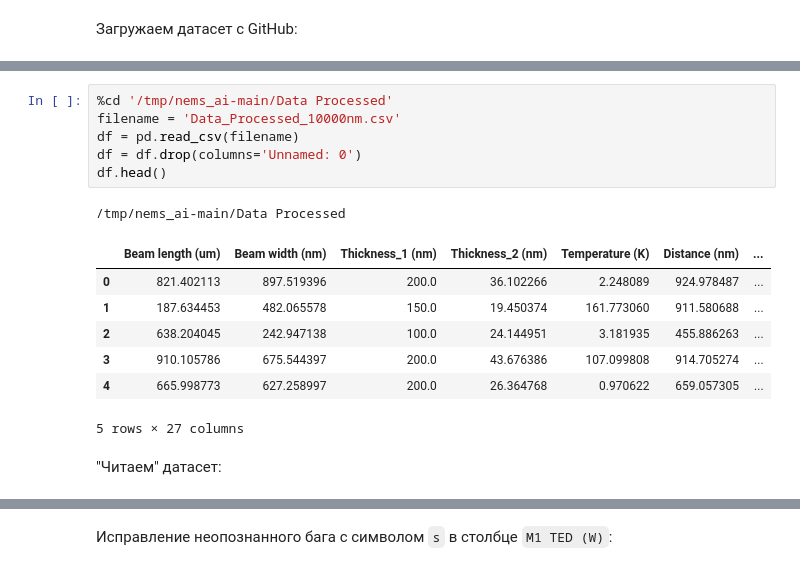
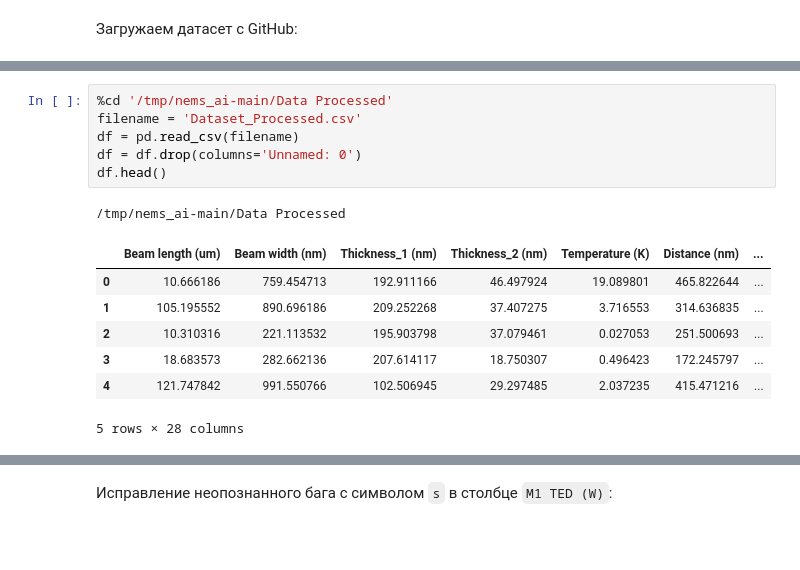
Before and after one commit to PolMix/nems_ai, a Jupyter notebook: Data Review/Data_Review.ipynb, the cells around one changed output, grey strips where cells are left out. Cells and saved outputs as stored; diff of their text form; blank space fills up the shorter version.

Commit message:
Upload N4
Код оптимизирован для обработки третьей версии датасета

```diff
--- a/Data Review/Data_Review.ipynb
+++ b/Data Review/Data_Review.ipynb
@@ -44,17 +44,15 @@ Saving to: ‘/tmp/data.zip’
 # %%
 %cd '/tmp/nems_ai-main/Data Processed'
-filename = 'Data_Processed_10000nm.csv'
+filename = 'Dataset_Processed.csv'
 df = pd.read_csv(filename)
 df = df.drop(columns='Unnamed: 0')
 df.head()
 # %% [output]
 /tmp/nems_ai-main/Data Processed
 |  | Beam length (um) | Beam width (nm) | Thickness_1 (nm) | Thickness_2 (nm) | Temperature (K) | Distance (nm) | ... |
-| 0 | 821.402113 | 897.519396 | 200.0 | 36.102266 | 2.248089 | 924.978487 | ... |
-| 1 | 187.634453 | 482.065578 | 150.0 | 19.450374 | 161.773060 | 911.580688 | ... |
-| 2 | 638.204045 | 242.947138 | 100.0 | 24.144951 | 3.181935 | 455.886263 | ... |
-| 3 | 910.105786 | 675.544397 | 200.0 | 43.676386 | 107.099808 | 914.705274 | ... |
-| 4 | 665.998773 | 627.258997 | 200.0 | 26.364768 | 0.970622 | 659.057305 | ... |
+| 0 | 10.666186 | 759.454713 | 192.911166 | 46.497924 | 19.089801 | 465.822644 | ... |
+| 1 | 105.195552 | 890.696186 | 209.252268 | 37.407275 | 3.716553 | 314.636835 | ... |
+| 2 | 10.310316 | 221.113532 | 195.903798 | 37.079461 | 0.027053 | 251.500693 | ... |
+| 3 | 18.683573 | 282.662136 | 207.614117 | 18.750307 | 0.496423 | 172.245797 | ... |
+| 4 | 121.747842 | 991.550766 | 102.506945 | 29.297485 | 2.037235 | 415.471216 | ... |
-5 rows × 27 columns
+5 rows × 28 columns
-# %% [markdown]
-"Читаем" датасет:
```
Also changed, not shown: parts of 25 cells of this notebook.
